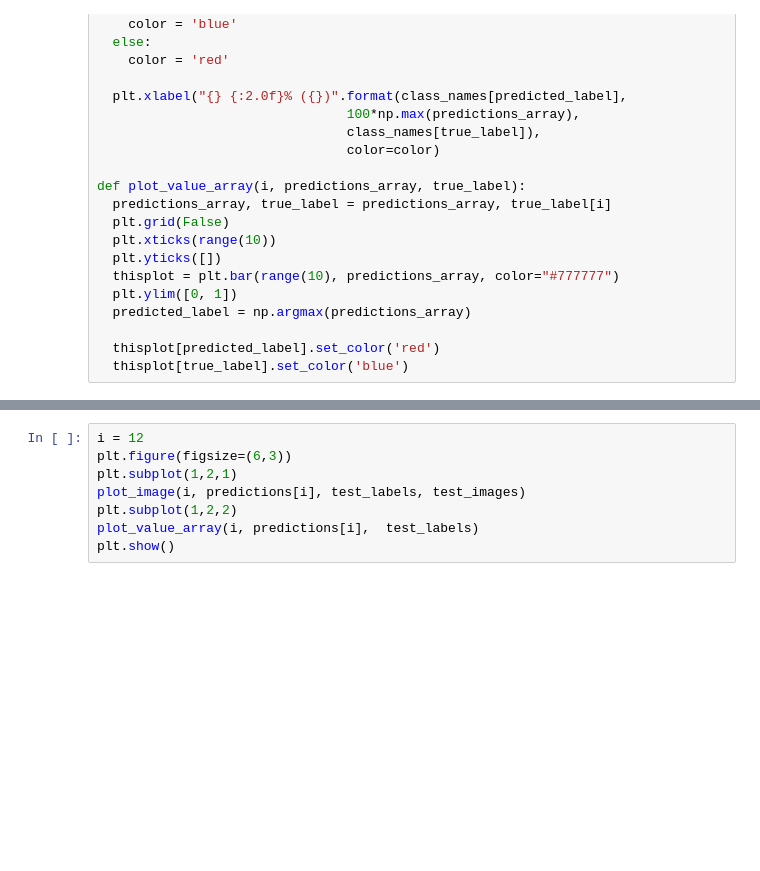
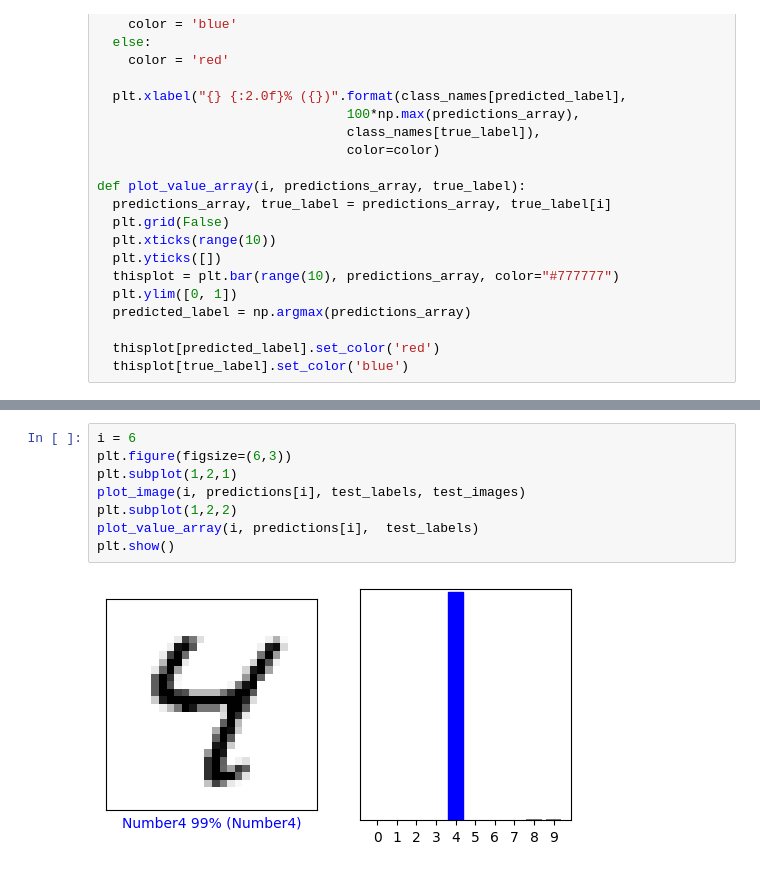
Before and after one commit to Juanjo1899435/A3_Training_ANN, a Jupyter notebook: A3_Finalwork.ipynb, the cells around one changed output, grey strips where cells are left out. Saved outputs shown, nothing was run; the diff lists cells and outputs as text; blank space fills up the shorter version.

```diff
--- a/A3_Finalwork.ipynb
+++ b/A3_Finalwork.ipynb
@@ -117,11 +217,13 @@ plt.show()
 # %%
-i = 12
+i = 6
 plt.figure(figsize=(6,3))
 plt.subplot(1,2,1)
 plot_image(i, predictions[i], test_labels, test_images)
 plt.subplot(1,2,2)
 plot_value_array(i, predictions[i],  test_labels)
 plt.show()
+# %% [output]
+[figure, added]
 # %%
 # Plot the first X test images, their predicted labels, and the true labels.
 # Color correct predictions in blue and incorrect predictions in red.
```
Also changed, not shown: parts of 40 cells of this notebook.
